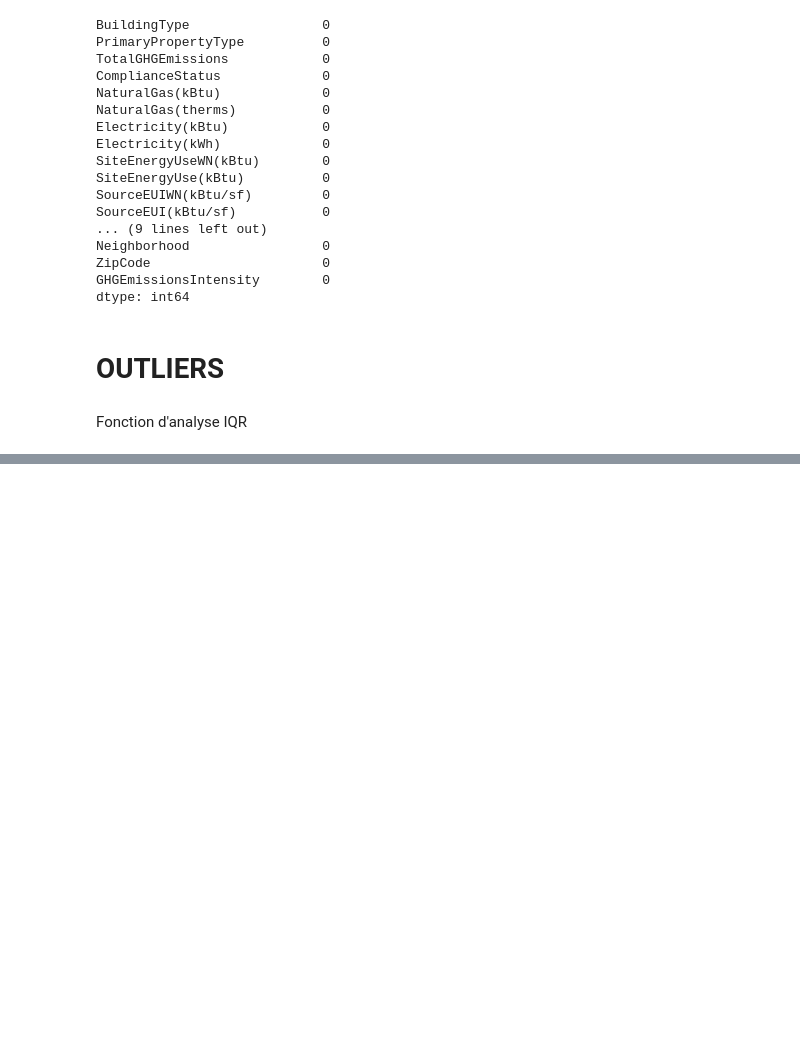
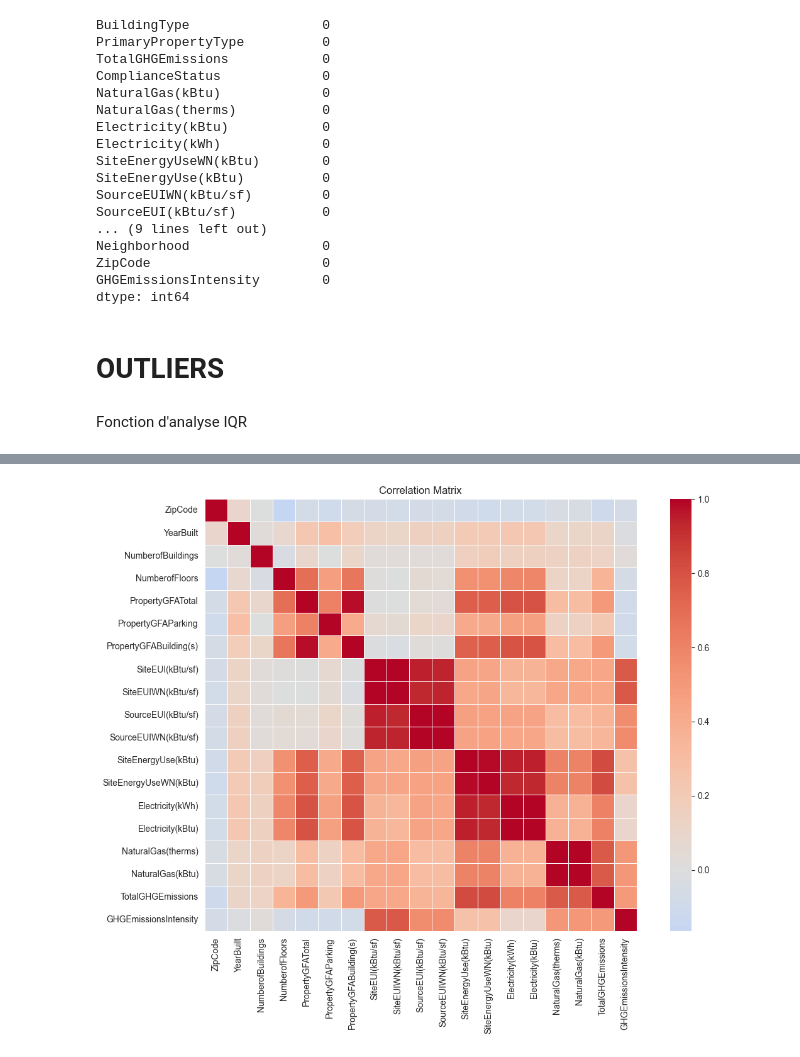
Before and after one commit to ticoraph/PredictDataBuilding, a Jupyter notebook: Analyse_Exploratoire.ipynb, the cells around one changed output, grey strips where cells are left out. Drawn from its saved outputs; the diff is of its cells as text; code cells hidden in the pictures; blank space fills up the shorter version.

```diff
--- a/Analyse_Exploratoire.ipynb
+++ b/Analyse_Exploratoire.ipynb
@@ -256,0 +303,14 @@ Passing `palette` without assigning `hue` is deprecated and will be removed in v
+# %%
+numeric_cols = bc.select_dtypes(include=[np.number])
+corrmat = numeric_cols.corr()
+f, ax = plt.subplots(figsize=(12, 9))
+sns.heatmap(corrmat,
+           cmap='coolwarm',      # Better color scheme for correlations
+           center=0,             # Center colormap at 0
+           square=True,
+           linewidths=0.5)       # Add grid lines
+plt.title('Correlation Matrix')
+plt.tight_layout()
+plt.show()
+# %% [output]
+[figure, added]
```
Also changed, not shown: parts of 7 cells of this notebook.
